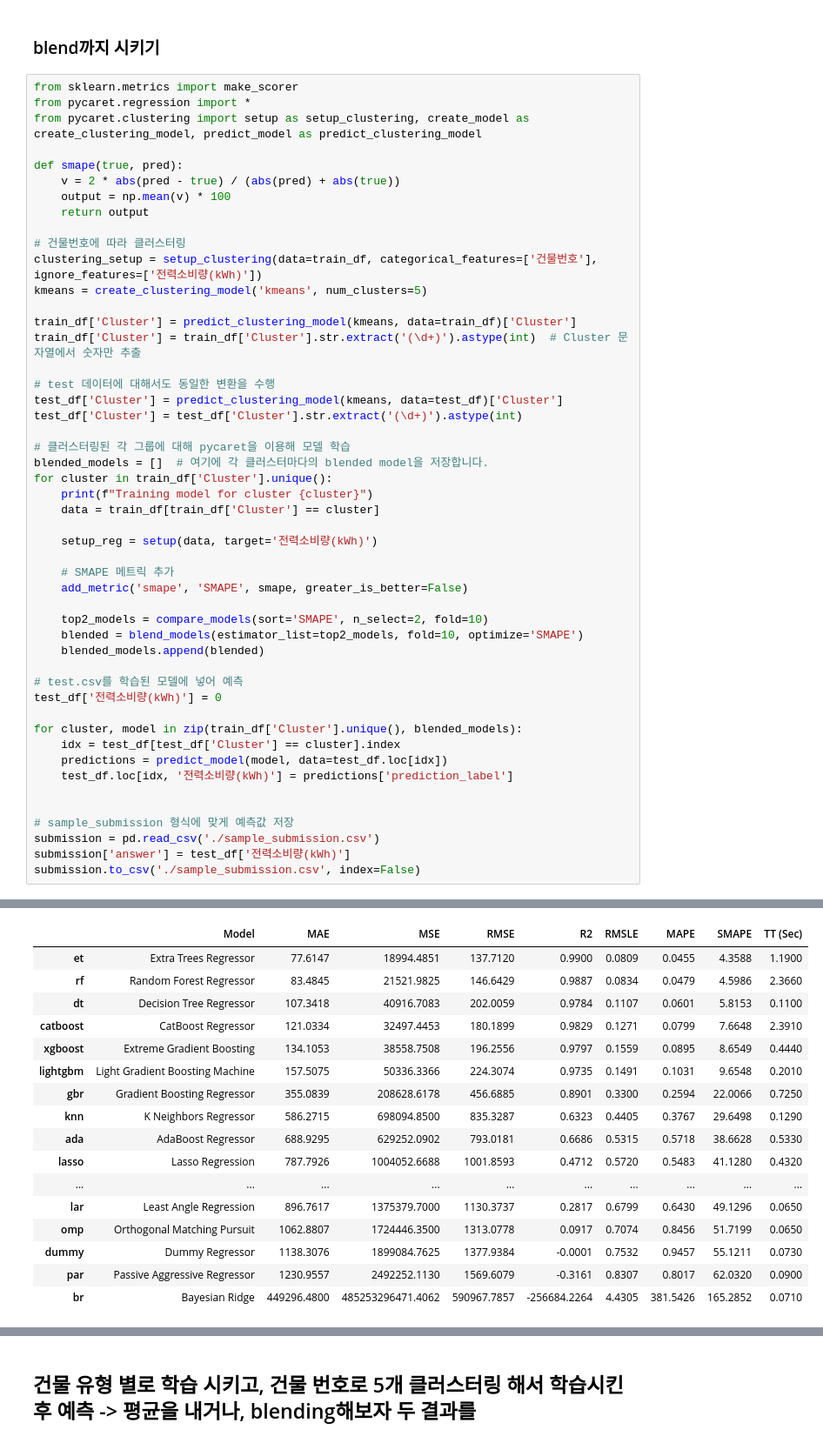
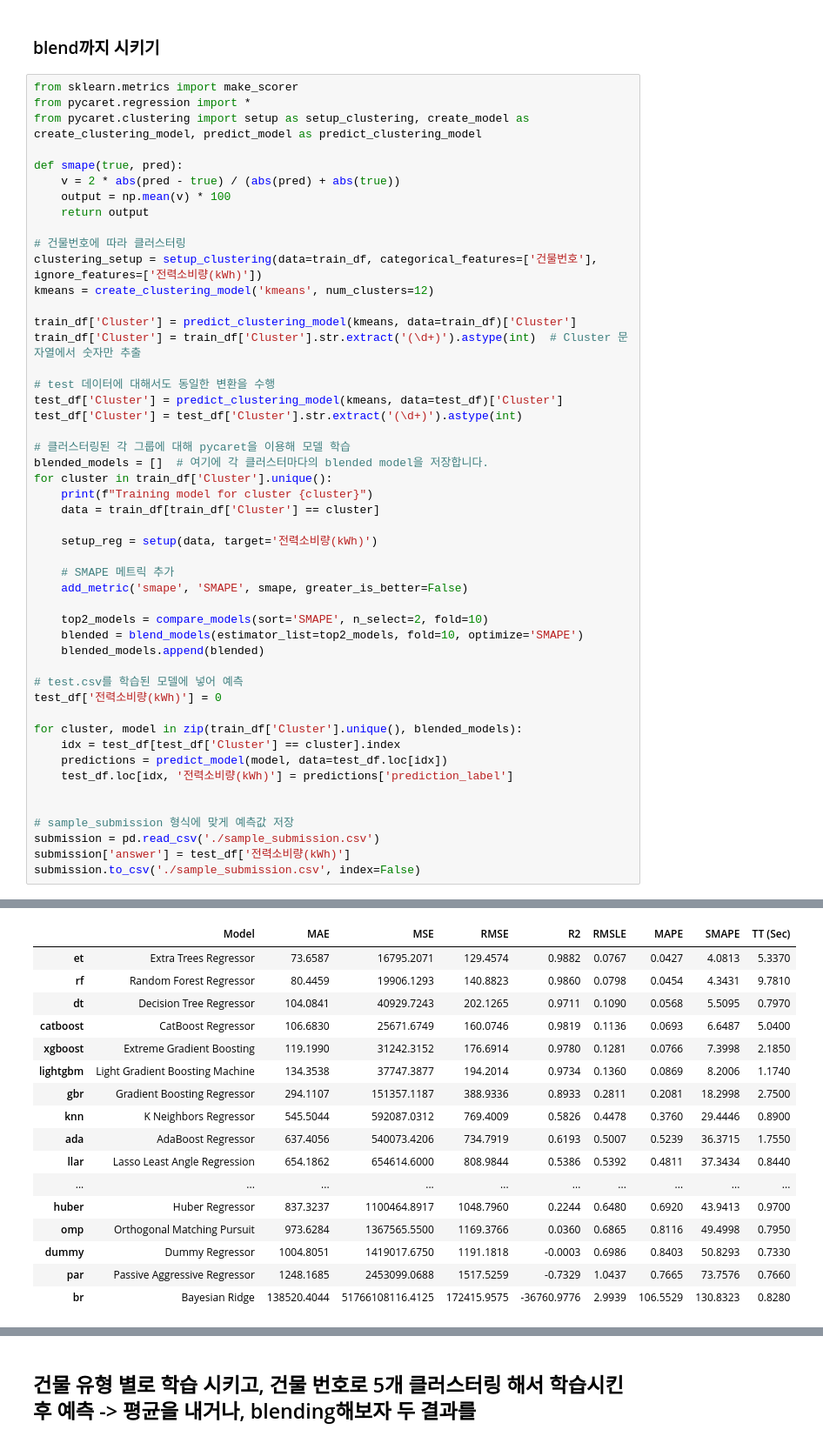
Before and after one commit to jhkang0516/Mogakso, a Jupyter notebook: 데이콘 전력 예측/elecpred.ipynb, the cells around one changed output, grey strips where cells are left out. Shown at 87% size. Saved outputs shown, nothing was run; the diff lists cells and outputs as text.

```diff
--- a/데이콘 전력 예측/elecpred.ipynb
+++ b/데이콘 전력 예측/elecpred.ipynb
@@ -472,7 +473,7 @@ def smape(true, pred):
 
 # 건물번호에 따라 클러스터링
 clustering_setup = setup_clustering(data=train_df, categorical_features=['건물번호'], ignore_features=['전력소비량(kWh)'])
-kmeans = create_clustering_model('kmeans', num_clusters=5)
+kmeans = create_clustering_model('kmeans', num_clusters=12)
 
 train_df['Cluster'] = predict_clustering_model(kmeans, data=train_df)['Cluster']
 train_df['Cluster'] = train_df['Cluster'].str.extract('(\d+)').astype(int)  # Cluster 문자열에서 숫자만 추출
@@ -552,21 +553,21 @@ Training model for cluster 4
 [interactive output not drawn]
 |  | Model | MAE | MSE | RMSE | R2 | RMSLE | MAPE | SMAPE | TT (Sec) |
-| et | Extra Trees Regressor | 77.6147 | 18994.4851 | 137.7120 | 0.9900 | 0.0809 | 0.0455 | 4.3588 | 1.1900 |
-| rf | Random Forest Regressor | 83.4845 | 21521.9825 | 146.6429 | 0.9887 | 0.0834 | 0.0479 | 4.5986 | 2.3660 |
-| dt | Decision Tree Regressor | 107.3418 | 40916.7083 | 202.0059 | 0.9784 | 0.1107 | 0.0601 | 5.8153 | 0.1100 |
-| catboost | CatBoost Regressor | 121.0334 | 32497.4453 | 180.1899 | 0.9829 | 0.1271 | 0.0799 | 7.6648 | 2.3910 |
-| xgboost | Extreme Gradient Boosting | 134.1053 | 38558.7508 | 196.2556 | 0.9797 | 0.1559 | 0.0895 | 8.6549 | 0.4440 |
-| lightgbm | Light Gradient Boosting Machine | 157.5075 | 50336.3366 | 224.3074 | 0.9735 | 0.1491 | 0.1031 | 9.6548 | 0.2010 |
-| gbr | Gradient Boosting Regressor | 355.0839 | 208628.6178 | 456.6885 | 0.8901 | 0.3300 | 0.2594 | 22.0066 | 0.7250 |
-| knn | K Neighbors Regressor | 586.2715 | 698094.8500 | 835.3287 | 0.6323 | 0.4405 | 0.3767 | 29.6498 | 0.1290 |
-| ada | AdaBoost Regressor | 688.9295 | 629252.0902 | 793.0181 | 0.6686 | 0.5315 | 0.5718 | 38.6628 | 0.5330 |
-| lasso | Lasso Regression | 787.7926 | 1004052.6688 | 1001.8593 | 0.4712 | 0.5720 | 0.5483 | 41.1280 | 0.4320 |
+| et | Extra Trees Regressor | 73.6587 | 16795.2071 | 129.4574 | 0.9882 | 0.0767 | 0.0427 | 4.0813 | 5.3370 |
+| rf | Random Forest Regressor | 80.4459 | 19906.1293 | 140.8823 | 0.9860 | 0.0798 | 0.0454 | 4.3431 | 9.7810 |
+| dt | Decision Tree Regressor | 104.0841 | 40929.7243 | 202.1265 | 0.9711 | 0.1090 | 0.0568 | 5.5095 | 0.7970 |
+| catboost | CatBoost Regressor | 106.6830 | 25671.6749 | 160.0746 | 0.9819 | 0.1136 | 0.0693 | 6.6487 | 5.0400 |
+| xgboost | Extreme Gradient Boosting | 119.1990 | 31242.3152 | 176.6914 | 0.9780 | 0.1281 | 0.0766 | 7.3998 | 2.1850 |
+| lightgbm | Light Gradient Boosting Machine | 134.3538 | 37747.3877 | 194.2014 | 0.9734 | 0.1360 | 0.0869 | 8.2006 | 1.1740 |
+| gbr | Gradient Boosting Regressor | 294.1107 | 151357.1187 | 388.9336 | 0.8933 | 0.2811 | 0.2081 | 18.2998 | 2.7500 |
+| knn | K Neighbors Regressor | 545.5044 | 592087.0312 | 769.4009 | 0.5826 | 0.4478 | 0.3760 | 29.4446 | 0.8900 |
+| ada | AdaBoost Regressor | 637.4056 | 540073.4206 | 734.7919 | 0.6193 | 0.5007 | 0.5239 | 36.3715 | 1.7550 |
+| llar | Lasso Least Angle Regression | 654.1862 | 654614.6000 | 808.9844 | 0.5386 | 0.5392 | 0.4811 | 37.3434 | 0.8440 |
 | ... | ... | ... | ... | ... | ... | ... | ... | ... | ... |
-| lar | Least Angle Regression | 896.7617 | 1375379.7000 | 1130.3737 | 0.2817 | 0.6799 | 0.6430 | 49.1296 | 0.0650 |
-| omp | Orthogonal Matching Pursuit | 1062.8807 | 1724446.3500 | 1313.0778 | 0.0917 | 0.7074 | 0.8456 | 51.7199 | 0.0650 |
-| dummy | Dummy Regressor | 1138.3076 | 1899084.7625 | 1377.9384 | -0.0001 | 0.7532 | 0.9457 | 55.1211 | 0.0730 |
-| par | Passive Aggressive Regressor | 1230.9557 | 2492252.1130 | 1569.6079 | -0.3161 | 0.8307 | 0.8017 | 62.0320 | 0.0900 |
-| br | Bayesian Ridge | 449296.4800 | 485253296471.4062 | 590967.7857 | -256684.2264 | 4.4305 | 381.5426 | 165.2852 | 0.0710 |
+| huber | Huber Regressor | 837.3237 | 1100464.8917 | 1048.7960 | 0.2244 | 0.6480 | 0.6920 | 43.9413 | 0.9700 |
+| omp | Orthogonal Matching Pursuit | 973.6284 | 1367565.5500 | 1169.3766 | 0.0360 | 0.6865 | 0.8116 | 49.4998 | 0.7950 |
+| dummy | Dummy Regressor | 1004.8051 | 1419017.6750 | 1191.1818 | -0.0003 | 0.6986 | 0.8403 | 50.8293 | 0.7330 |
+| par | Passive Aggressive Regressor | 1248.1685 | 2453099.0688 | 1517.5259 | -0.7329 | 1.0437 | 0.7665 | 73.7576 | 0.7660 |
+| br | Bayesian Ridge | 138520.4044 | 51766108116.4125 | 172415.9575 | -36760.9776 | 2.9939 | 106.5529 | 130.8323 | 0.8280 |
 [interactive output not drawn]
 |  | MAE | MSE | RMSE | R2 | RMSLE | MAPE | SMAPE |
 | Fold |  |  |  |  |  |  |  |
```
Also changed, not shown: parts of 2 cells of this notebook, 6 other files.
